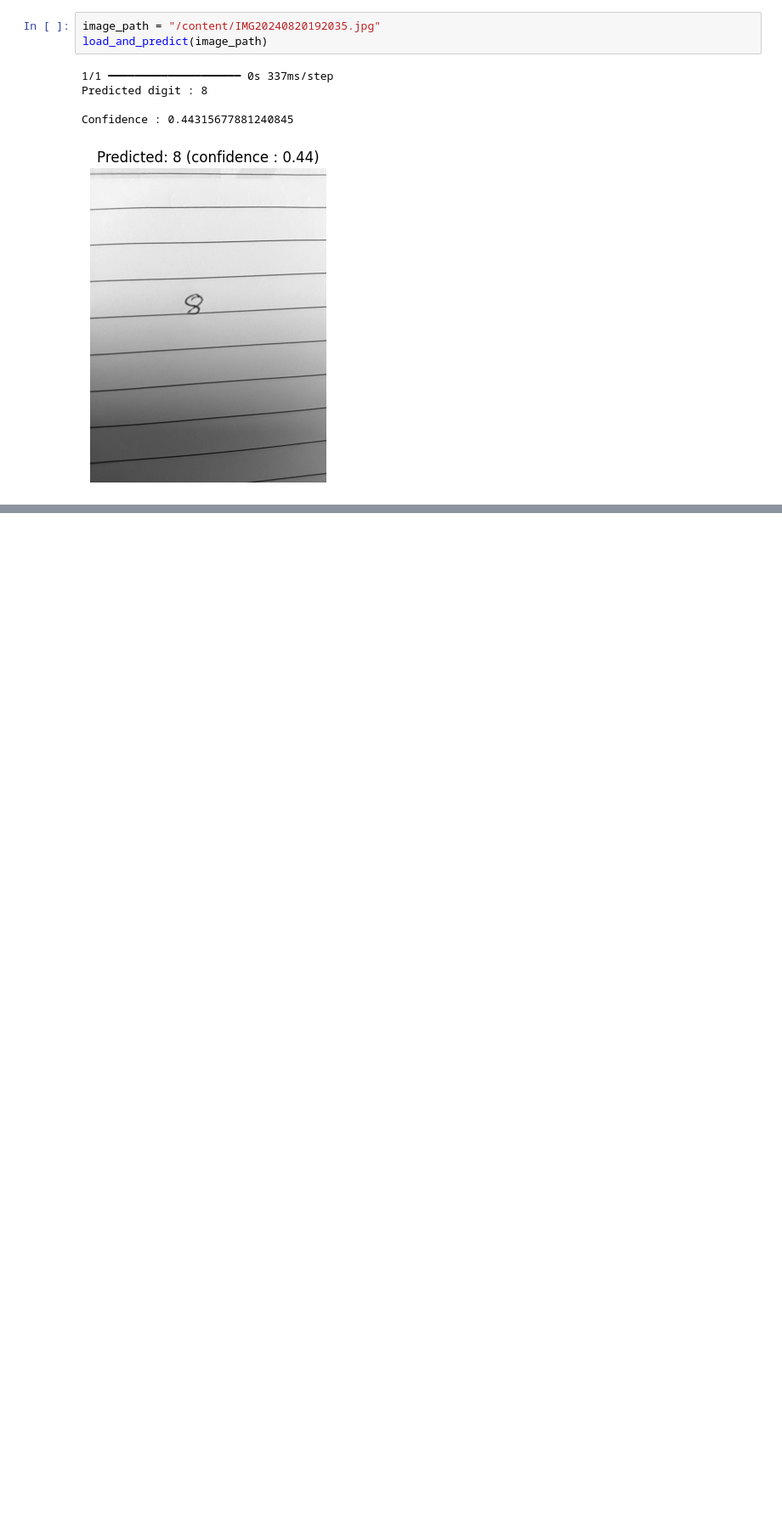
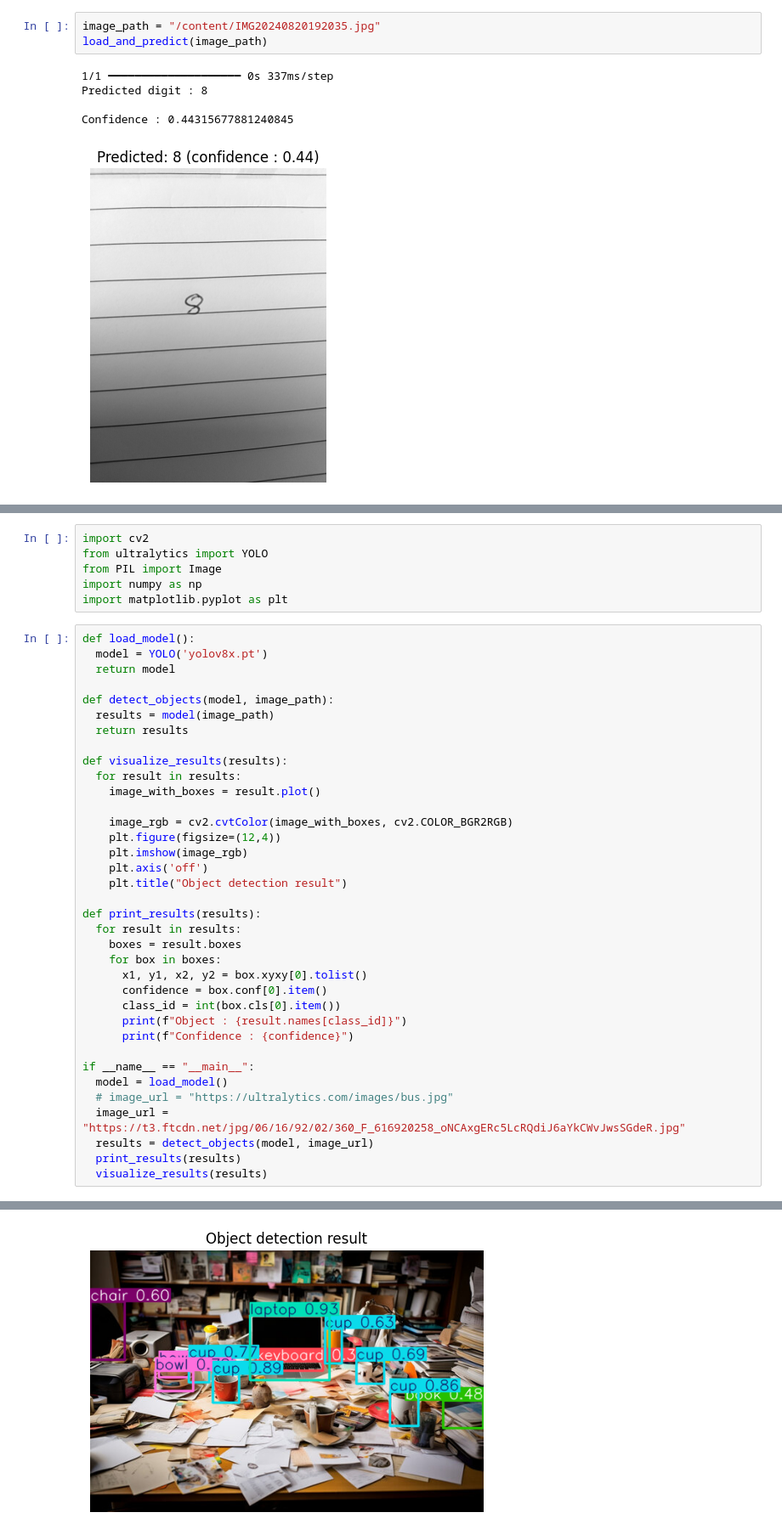
Before and after one commit to Kavia-M/Data_science_course-Intellipaat, a Jupyter notebook: Python/Classwork/Trainers_notes/AI(Deep_Learning)/all_i_want_is_aiai.ipynb, the cells around one changed output, grey strips where cells are left out. Shown at 85% size. Cells and saved outputs as stored; diff of their text form; blank space fills up the shorter version.

```diff
--- a/Python/Classwork/Trainers_notes/AI(Deep_Learning)/all_i_want_is_aiai.ipynb
+++ b/Python/Classwork/Trainers_notes/AI(Deep_Learning)/all_i_want_is_aiai.ipynb
@@ -1064,0 +1087,43 @@ Confidence : 0.44315677881240845
+# %%
+import cv2
+from ultralytics import YOLO
+from PIL import Image
+import numpy as np
+import matplotlib.pyplot as plt
+# %%
+def load_model():
+  model = YOLO('yolov8x.pt')
+  return model
+
+def detect_objects(model, image_path):
+  results = model(image_path)
+  return results
+
+def visualize_results(results):
+  for result in results:
+    image_with_boxes = result.plot()
+
+    image_rgb = cv2.cvtColor(image_with_boxes, cv2.COLOR_BGR2RGB)
+    plt.figure(figsize=(12,4))
+    plt.imshow(image_rgb)
+    plt.axis('off')
+    plt.title("Object detection result")
+
+def print_results(results):
+  for result in results:
+    boxes = result.boxes
+    for box in boxes:
+      x1, y1, x2, y2 = box.xyxy[0].tolist()
+      confidence = box.conf[0].item()
+      class_id = int(box.cls[0].item())
+      print(f"Object : {result.names[class_id]}")
+      print(f"Confidence : {confidence}")
+
+if __name__ == "__main__":
+  model = load_model()
+  # image_url = "https://ultralytics.com/images/bus.jpg"
+  image_url = "https://t3.ftcdn.net/jpg/06/16/92/02/360_F_616920258_oNCAxgERc5LcRQdiJ6aYkCWvJwsSGdeR.jpg"
+  results = detect_objects(model, image_url)
+  print_results(results)
+  visualize_results(results)
+# %% [output]
@@ -1064,0 +1147 @@ Confidence : 0.44315677881240845
+[figure, added]
```
Also changed, not shown: parts of 69 cells of this notebook.
